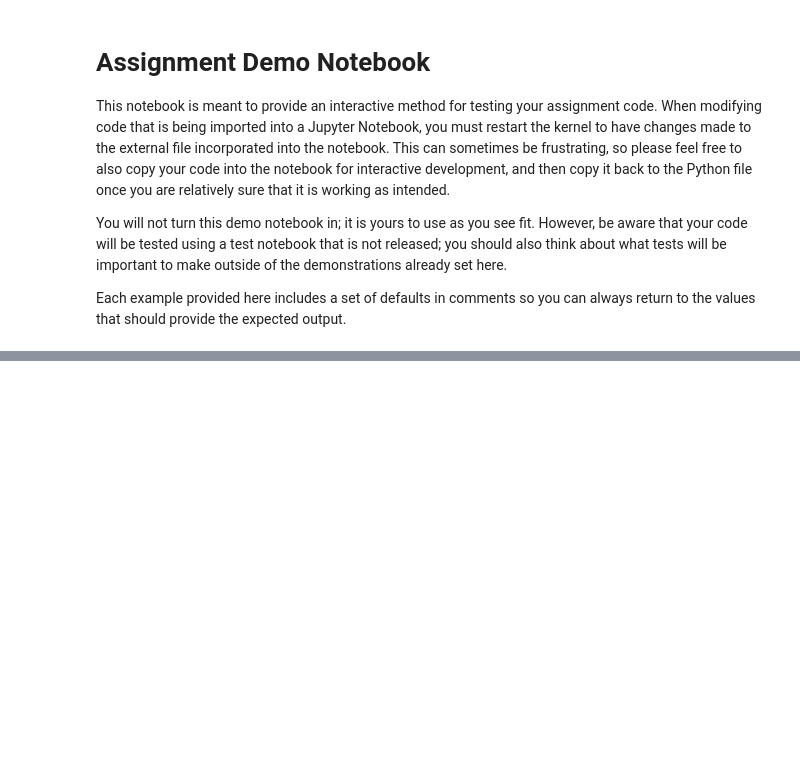
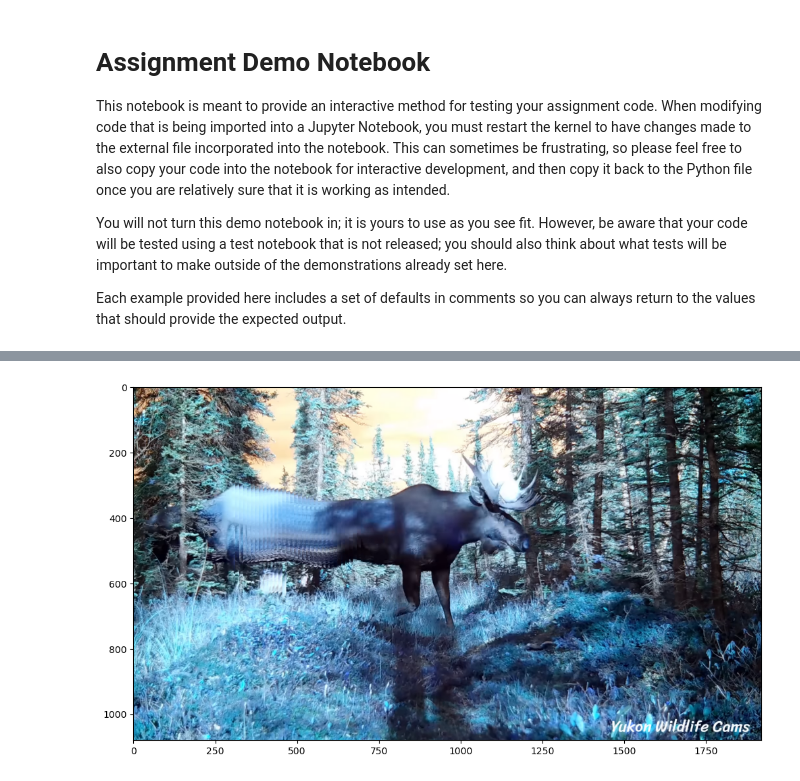
Before and after one commit to chrjohnson26/CS153, a Jupyter notebook: src/Assignment_1/Assignment Demo.ipynb, the cells around one changed output, grey strips where cells are left out. Drawn from its saved outputs; the diff is of its cells as text; code cells hidden in the pictures; blank space fills up the shorter version.

```diff
--- a/src/Assignment_1/Assignment Demo.ipynb
+++ b/src/Assignment_1/Assignment Demo.ipynb
@@ -74,10 +116,13 @@ plt.imshow(img)
 # %%
-base_path = 'moose_imgs/frame_'
+base_path = 'images/moose_imgs/frame_'
 start_frame = 35 # default 35
 frames = 34 # default 34
 numpix = 12 # default 12
 offset = 300 # default 300
 
 img = A1.slice_video(base_path, start_frame, frames, numpix, offset)
 
 plt.imshow(img)
+plt.show()
+# %% [output]
+[figure, added]
```
Also changed, not shown: parts of 5 cells of this notebook, 1 other file.
